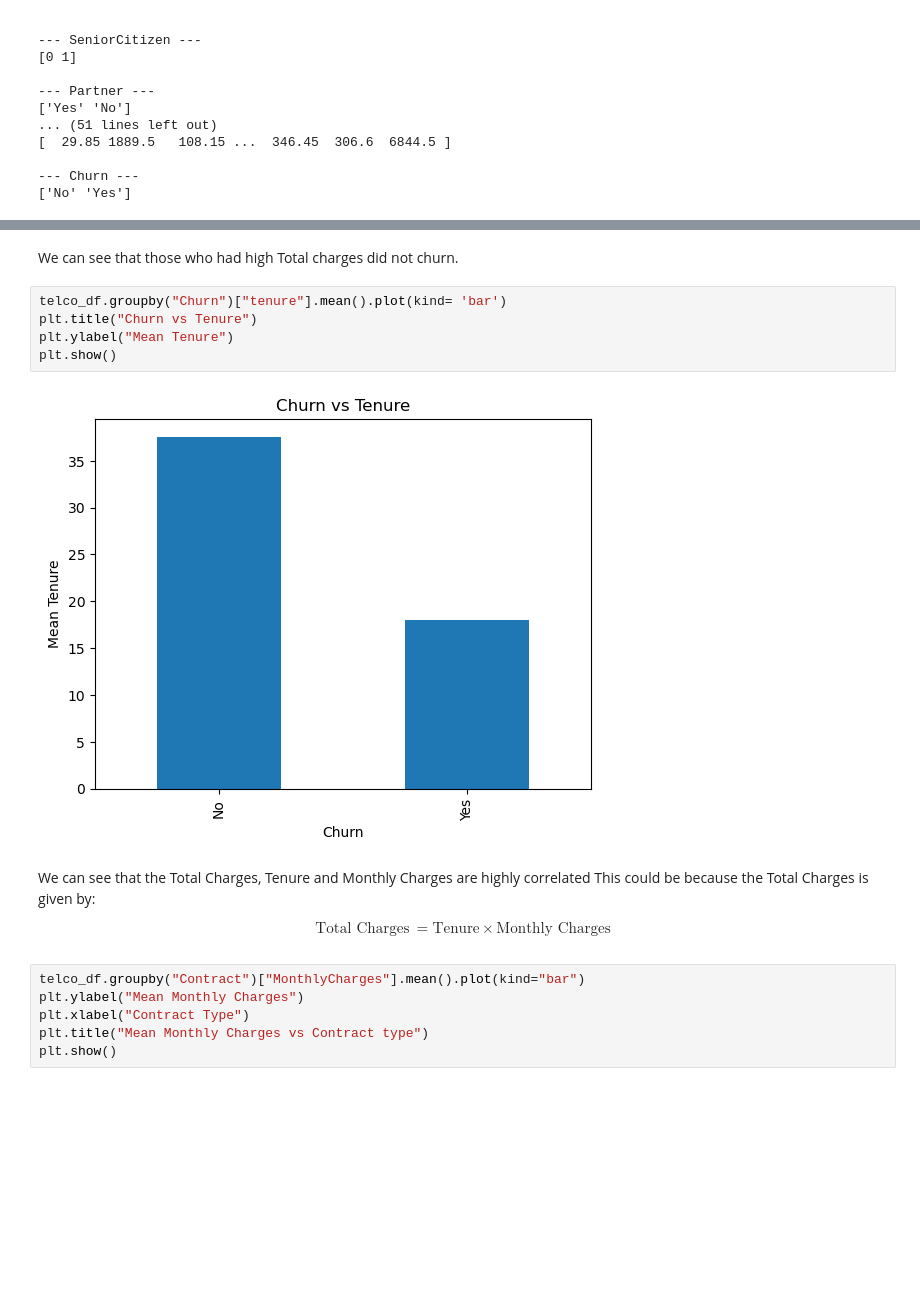
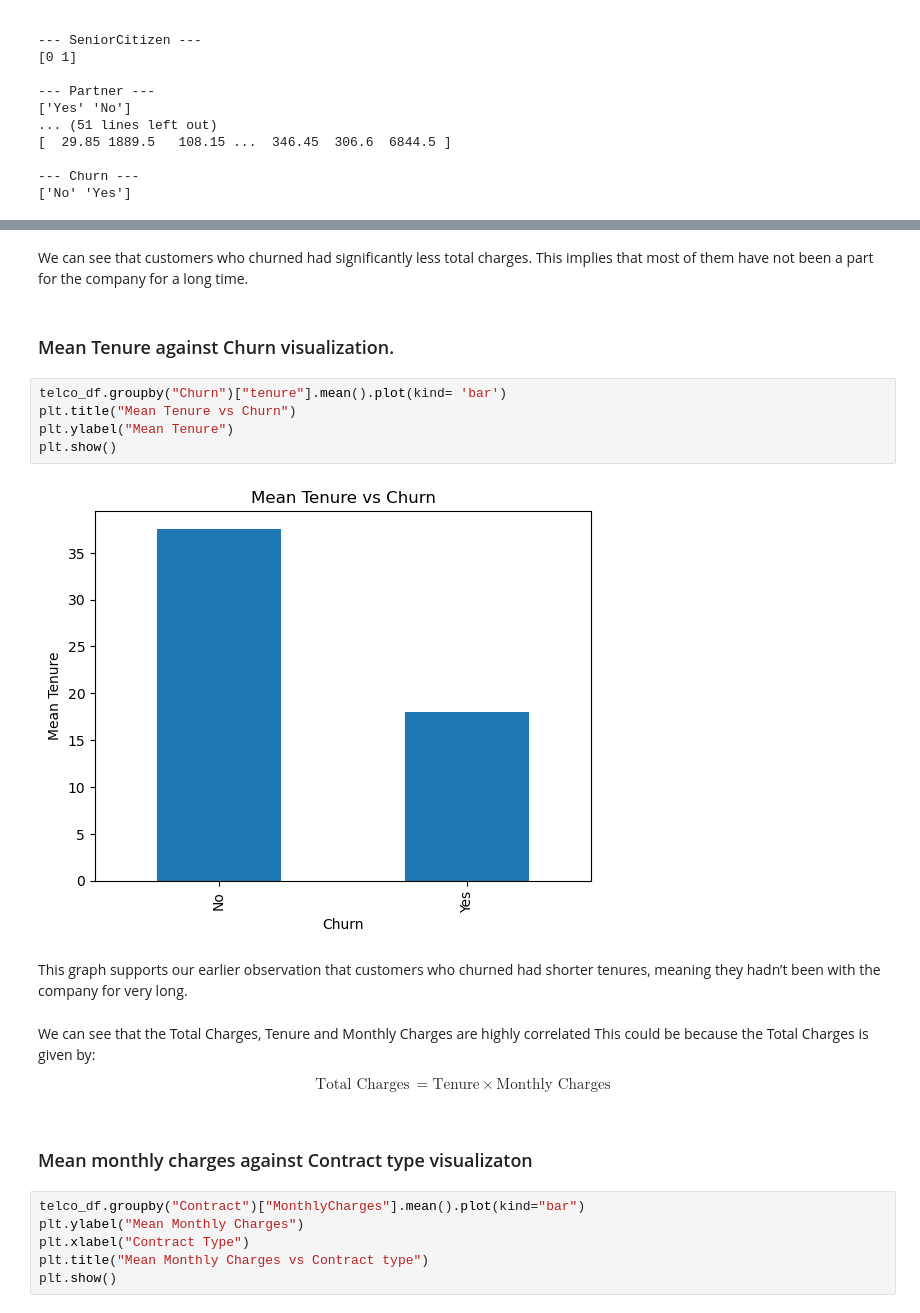
Before and after one commit to JKariithi/churn_rate_analysis, a Jupyter notebook: churn_rate_analysis.ipynb, the cells around one changed output, grey strips where cells are left out. Saved outputs shown, nothing was run; the diff lists cells and outputs as text; blank space fills up the shorter version.

```diff
--- a/churn_rate_analysis.ipynb
+++ b/churn_rate_analysis.ipynb
@@ -276,12 +292,17 @@ plt.show()
-# %% [markdown]
-We can see that those who had high Total charges did not churn.
+# %% [markdown]
+We can see that customers who churned had significantly less total charges.
+This implies that most of them have not been a part for the company for a long time.
+# %% [markdown]
+### Mean Tenure against Churn visualization.
 # %%
 telco_df.groupby("Churn")["tenure"].mean().plot(kind= 'bar')
-plt.title("Churn vs Tenure")
+plt.title("Mean Tenure vs Churn")
 plt.ylabel("Mean Tenure")
 plt.show()
 # %% [output]
-[figure, old version]
+[figure, new version]
+# %% [markdown]
+This graph supports our earlier observation that customers who churned had shorter tenures, meaning they hadn’t been with the company for very long.
 # %% [markdown]
 We can see that the Total Charges, Tenure and Monthly Charges are highly correlated
 This could be because the Total Charges is given by:
@@ -290,6 +311,8 @@ $$
 \text{Total Charges} &= \text{Tenure} \times \text{Monthly Charges}
 \end{align}
 $$
+# %% [markdown]
+### Mean monthly charges against Contract type visualizaton
 # %%
 telco_df.groupby("Contract")["MonthlyCharges"].mean().plot(kind="bar")
 plt.ylabel("Mean Monthly Charges")
```
Also changed, not shown: parts of 53 cells of this notebook.
